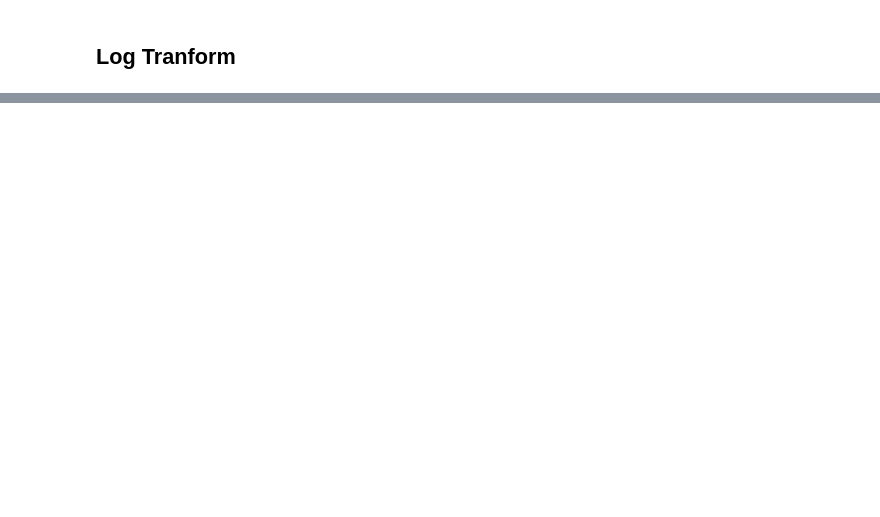
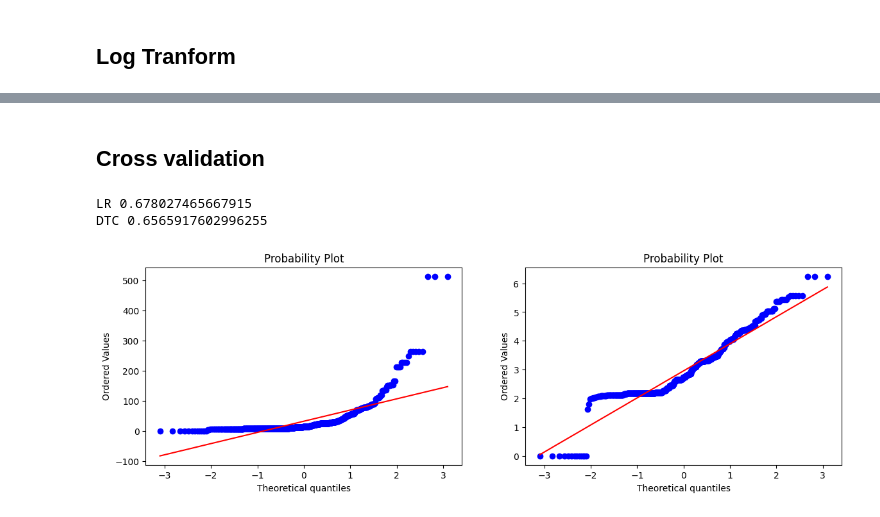
Before and after one commit to stoicsapien1/100-Days-Of-ML, a Jupyter notebook: DAY 10 FUNCTION TRANSFORMER LOG RECIPROCAL SQUARE ROOT/Function Transformer.ipynb, the cells around one changed output, grey strips where cells are left out. Drawn from its saved outputs; the diff is of its cells as text; code cells hidden in the pictures; blank space fills up the shorter version.

```diff
--- a/DAY 10 FUNCTION TRANSFORMER LOG RECIPROCAL SQUARE ROOT/Function Transformer.ipynb
+++ b/DAY 10 FUNCTION TRANSFORMER LOG RECIPROCAL SQUARE ROOT/Function Transformer.ipynb
@@ -185,0 +186,2 @@ Accuracy Decision Tree 0.6759776536312849
+# %% [markdown]
+## Cross validation
@@ -185,0 +190,20 @@ Accuracy Decision Tree 0.6759776536312849
+# %%
+clf=LogisticRegression()
+clf2=DecisionTreeClassifier()
+
+print("LR",np.mean(cross_val_score(clf,X_transformed,y,scoring="accuracy",cv=10)))
+print("DTC",np.mean(cross_val_score(clf2,X_transformed,y,scoring="accuracy",cv=10)))
+# %% [output]
+LR 0.678027465667915
+DTC 0.6565917602996255
+# %%
+plt.figure(figsize=(14,4))
+plt.subplot(121)
+
+
+stats.probplot(X_train["fare"],dist="norm",plot=plt)
+plt.subplot(122)
+stats.probplot(X_train_transformed["fare"],dist="norm",plot=plt)
+plt.show()
+# %% [output]
+[figure, added]
```
Also changed, not shown: parts of 15 cells of this notebook.
